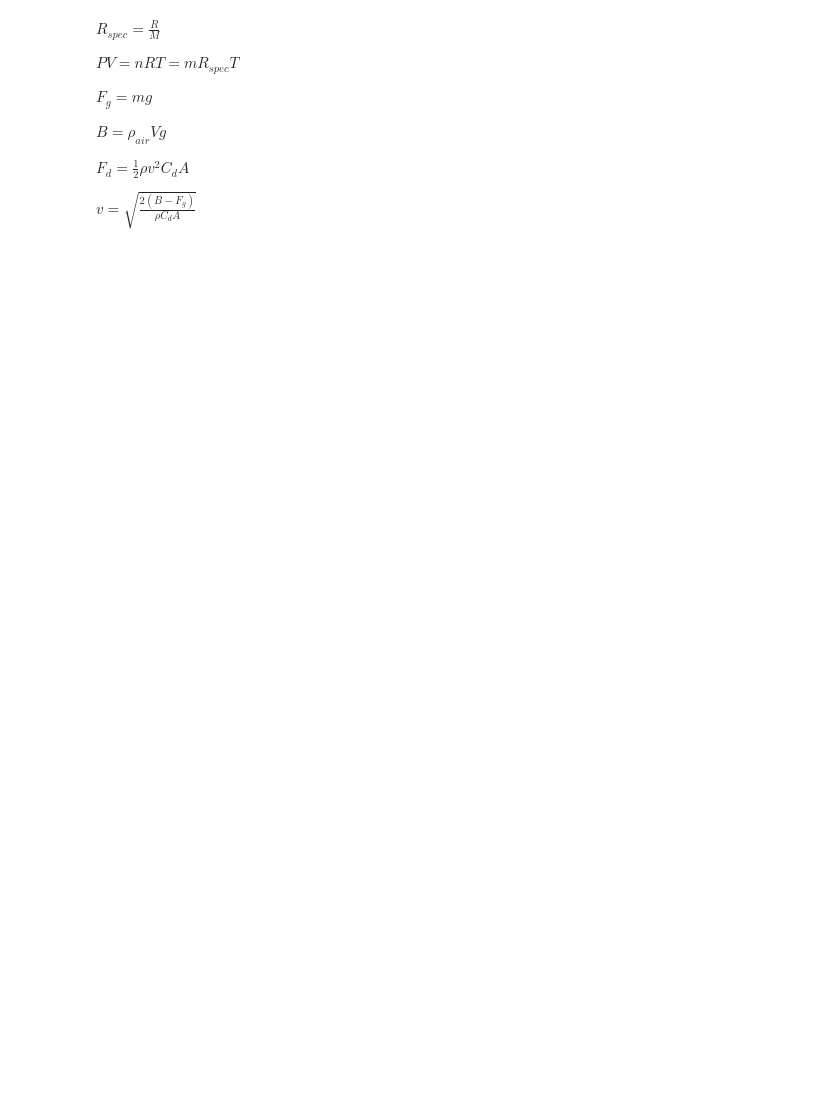
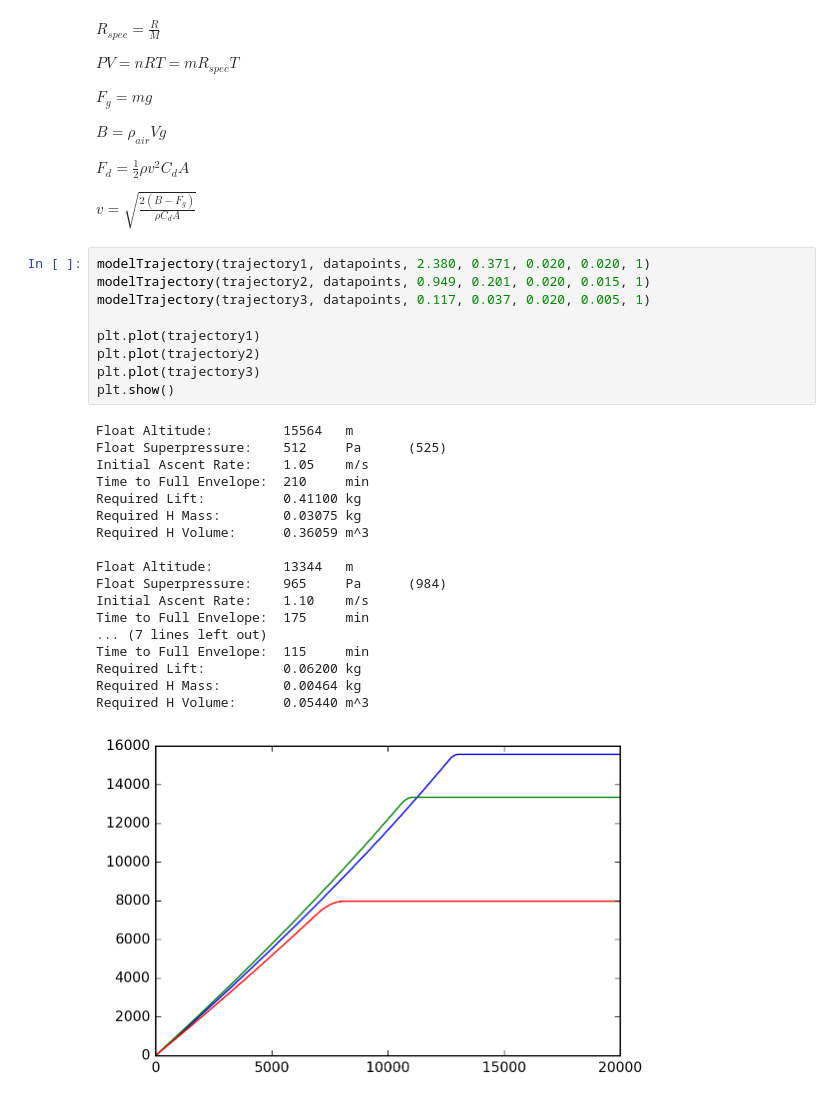
Before and after one commit to TomasTT7/SuperpressureBalloonsNotebook, a Jupyter notebook: FoilBalloonsNotebook.ipynb, the cells around one changed output. Drawn from its saved outputs; the diff is of its cells as text; blank space fills up the shorter version.

```diff
--- a/FoilBalloonsNotebook.ipynb
+++ b/FoilBalloonsNotebook.ipynb
@@ -455,3 +431,31 @@ $B=\rho_{air}Vg$
 $F_d=\frac{1}{2}\rho v^2 C_d A$
 
 $v=\sqrt{\frac{2(B-F_g)}{\rho C_d A}}$
+# %%
+modelTrajectory(trajectory1, datapoints, 2.380, 0.371, 0.020, 0.020, 1)
+modelTrajectory(trajectory2, datapoints, 0.949, 0.201, 0.020, 0.015, 1)
+modelTrajectory(trajectory3, datapoints, 0.117, 0.037, 0.020, 0.005, 1)
+
+plt.plot(trajectory1)
+plt.plot(trajectory2)
+plt.plot(trajectory3)
+plt.show()
+# %% [output]
+Float Altitude:         15564   m
+Float Superpressure:    512     Pa      (525)
+Initial Ascent Rate:    1.05    m/s
+Time to Full Envelope:  210     min
+Required Lift:          0.41100 kg
+Required H Mass:        0.03075 kg
+Required H Volume:      0.36059 m^3
+
+Float Altitude:         13344   m
+Float Superpressure:    965     Pa      (984)
+Initial Ascent Rate:    1.10    m/s
+Time to Full Envelope:  175     min
+... (7 lines left out)
+Time to Full Envelope:  115     min
+Required Lift:          0.06200 kg
+Required H Mass:        0.00464 kg
+Required H Volume:      0.05440 m^3
+[figure, added]
```
Also changed, not shown: parts of 3 cells of this notebook.
